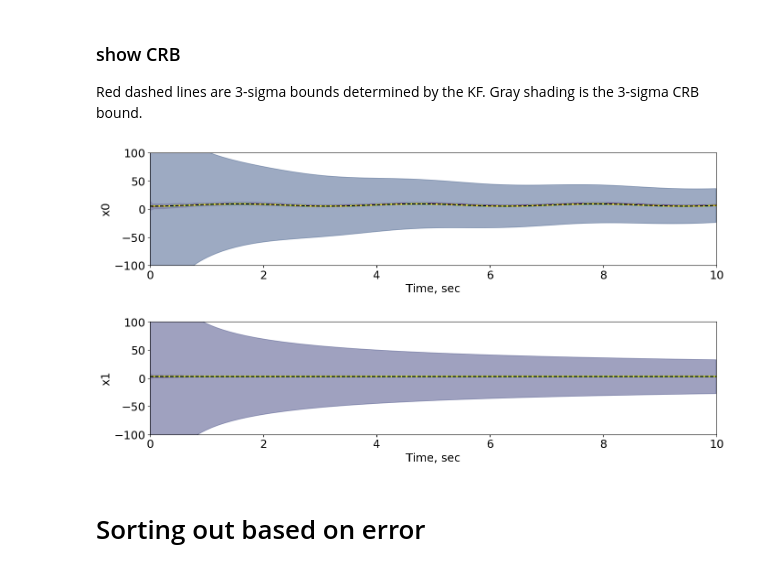
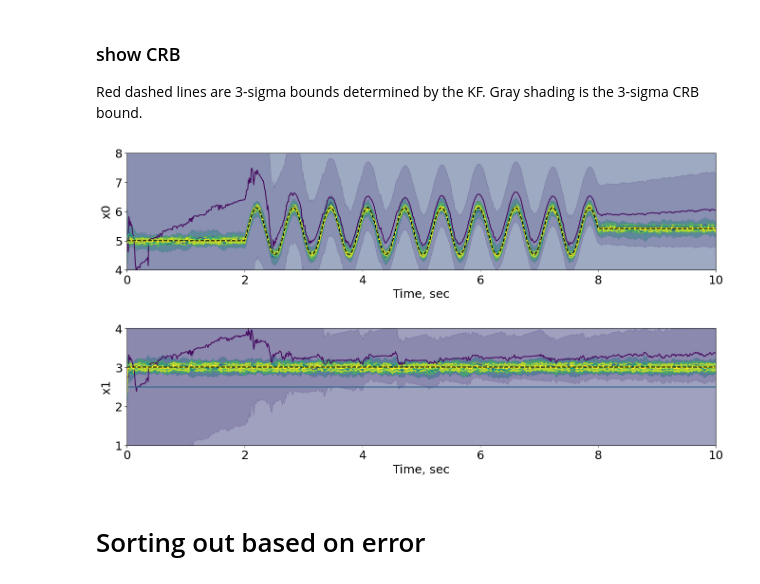
Before and after one commit to jadenmecham/First-Project, a Jupyter notebook: 4 - Nonlinear Camera/5C_EKF_UKF_monocamera_corrected.ipynb, the cells around one changed output. Cells and saved outputs as stored; diff of their text form; code cells hidden in the pictures.

```diff
--- a/4 - Nonlinear Camera/5C_EKF_UKF_monocamera_corrected.ipynb
+++ b/4 - Nonlinear Camera/5C_EKF_UKF_monocamera_corrected.ipynb
@@ -247,7 +247,7 @@ for i in range(len(R_modified)):
     axs[0].plot(tsim, results[i]['x0_hat'], label=f'Estimate x0 {i+1}', color=cmap(i+1))
 axs[0].set_xlabel('Time, sec')
 axs[0].set_ylabel('x0')
-axs[0].set_ylim([4, 10])
+axs[0].set_ylim([4, 8])
 axs[0].set_xlim([0, 10])
 # Plot x0 on the first subplot as a dashed line onm top of all other lines
 axs[0].plot(tsim, X[0, :], label='True x0', linestyle='--', color='black')
@@ -349,36 +349,36 @@ fig.subplots_adjust(hspace=0.5)
 # plot all 31 estimates of x0
 # define a color map for the lines
 cmap = plt.get_cmap('viridis', len(R_modified)+1)
 for i in range(len(R_modified)):
     axs[0].plot(tsim, results[i]['x0_hat'], label=f'Estimate x0 {i+1}', color=cmap(i+1))
     axs[0].fill_between(tsim, np.array(results[i]['x0_hat']) - np.array(three_sigma_x0[i]),
                         np.array(results[i]['x0_hat']) + np.array(three_sigma_x0[i]),
                         alpha=0.2, color=cmap(i+1))
 axs[0].set_xlabel('Time, sec')
 axs[0].set_ylabel('x0')
-axs[0].set_ylim([-100, 100])
+axs[0].set_ylim([4, 8])
 axs[0].set_xlim([0, 10])
 # Plot x0 on the first subplot as a dashed line onm top of all other lines
 axs[0].plot(tsim, X[0, :], label='True x0', linestyle='--', color='black')
 # legend
 # axs[0].legend(loc='upper right', fontsize=8)
 # plot all 31 estimates of x1
 for i in range(len(R_modified)):
     axs[1].plot(tsim, results[i]['x1_hat'], label=f'Estimate x1 {i+1}', color=cmap(i+1))
     axs[1].fill_between(tsim, np.array(results[i]['x1_hat']) - np.array(three_sigma_x1[i]),
                         np.array(results[i]['x1_hat']) + np.array(three_sigma_x1[i]),
                         alpha=0.2, color=cmap(i+1))
 axs[1].set_xlabel('Time, sec')
 axs[1].set_ylabel('x1')
-axs[1].set_ylim([-100, 100])
+axs[1].set_ylim([1, 4])
 axs[1].set_xlim([0, 10])
 # Plot x1 on the second subplot
 axs[1].plot(tsim, X[1, :], label='True x1', linestyle='--', color='black')
 # legend
 # axs[1].legend(loc='upper right', fontsize=8)
 plt.show()
 # %% [output]
-[figure, old version]
+[figure, new version]
 # %% [markdown]
 # Sorting out based on error
 # %%
```
Also changed, not shown: parts of 1 cell of this notebook.
